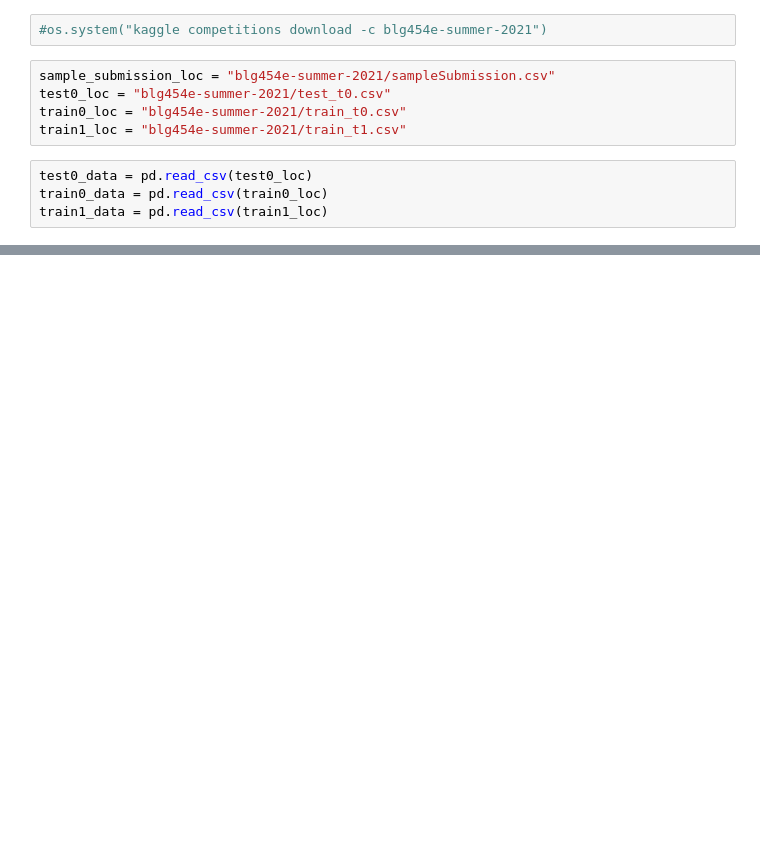
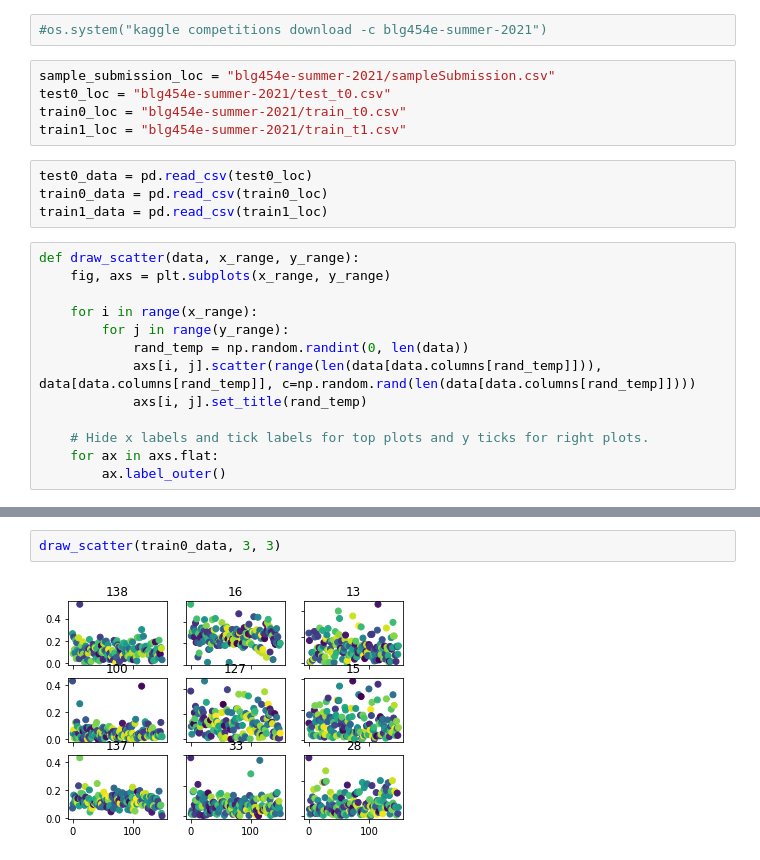
Before and after one commit to CaganKiper/LFD-2021-Term-Project, a Jupyter notebook: Kaggle.ipynb, the cells around one changed output, grey strips where cells are left out. Cells and saved outputs as stored; diff of their text form; blank space fills up the shorter version.

Commit message:
Train data visualizations added

```diff
--- a/Kaggle.ipynb
+++ b/Kaggle.ipynb
@@ -12,3 +21,16 @@ train1_loc = "blg454e-summer-2021/train_t1.csv"
 test0_data = pd.read_csv(test0_loc)
 train0_data = pd.read_csv(train0_loc)
 train1_data = pd.read_csv(train1_loc)
+# %%
+def draw_scatter(data, x_range, y_range):
+    fig, axs = plt.subplots(x_range, y_range)
+
+    for i in range(x_range):
+        for j in range(y_range):
+            rand_temp = np.random.randint(0, len(data))
+            axs[i, j].scatter(range(len(data[data.columns[rand_temp]])), data[data.columns[rand_temp]], c=np.random.rand(len(data[data.columns[rand_temp]])))
+            axs[i, j].set_title(rand_temp)
+
+    # Hide x labels and tick labels for top plots and y ticks for right plots.
+    for ax in axs.flat:
+        ax.label_outer()
@@ -14,0 +96,4 @@ train1_data = pd.read_csv(train1_loc)
+# %%
+draw_scatter(train0_data, 3, 3)
+# %% [output]
+[figure, added]
```
Also changed, not shown: parts of 7 cells of this notebook.
